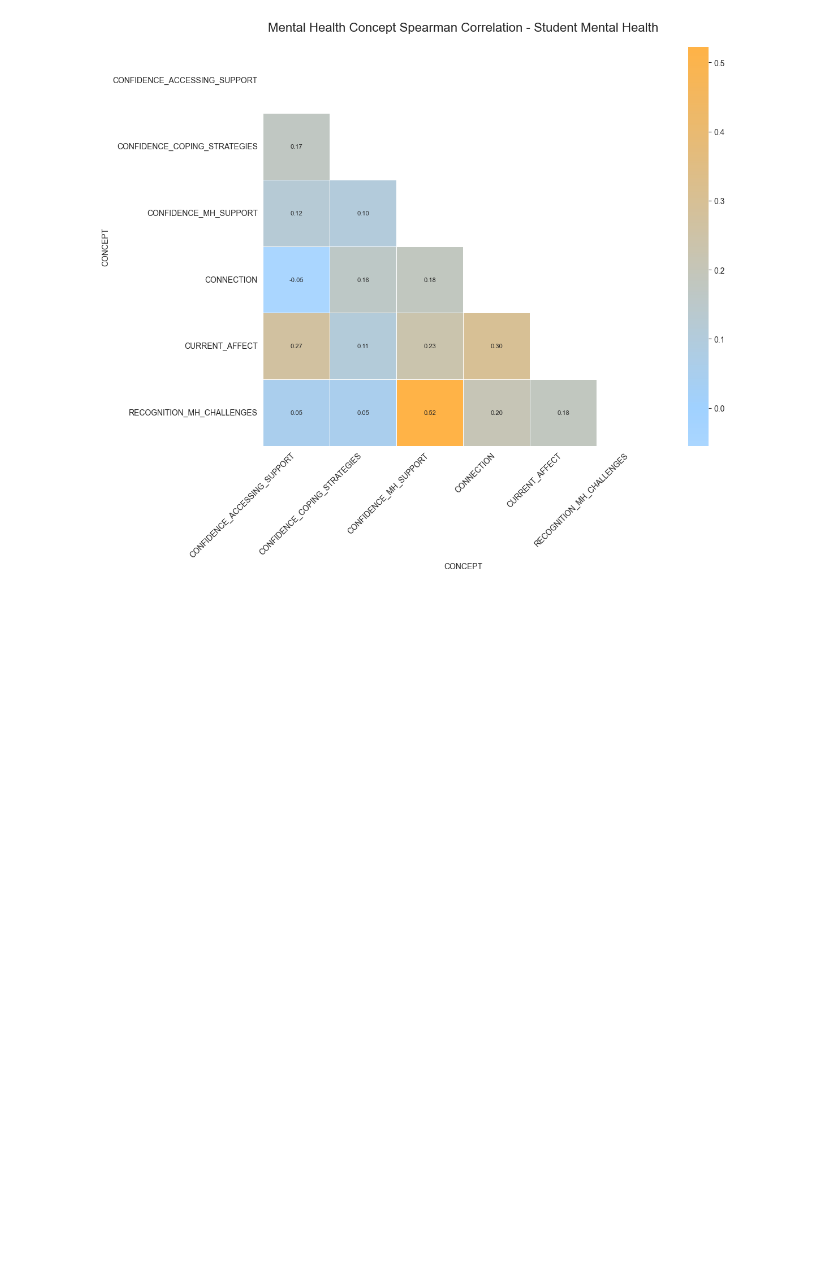
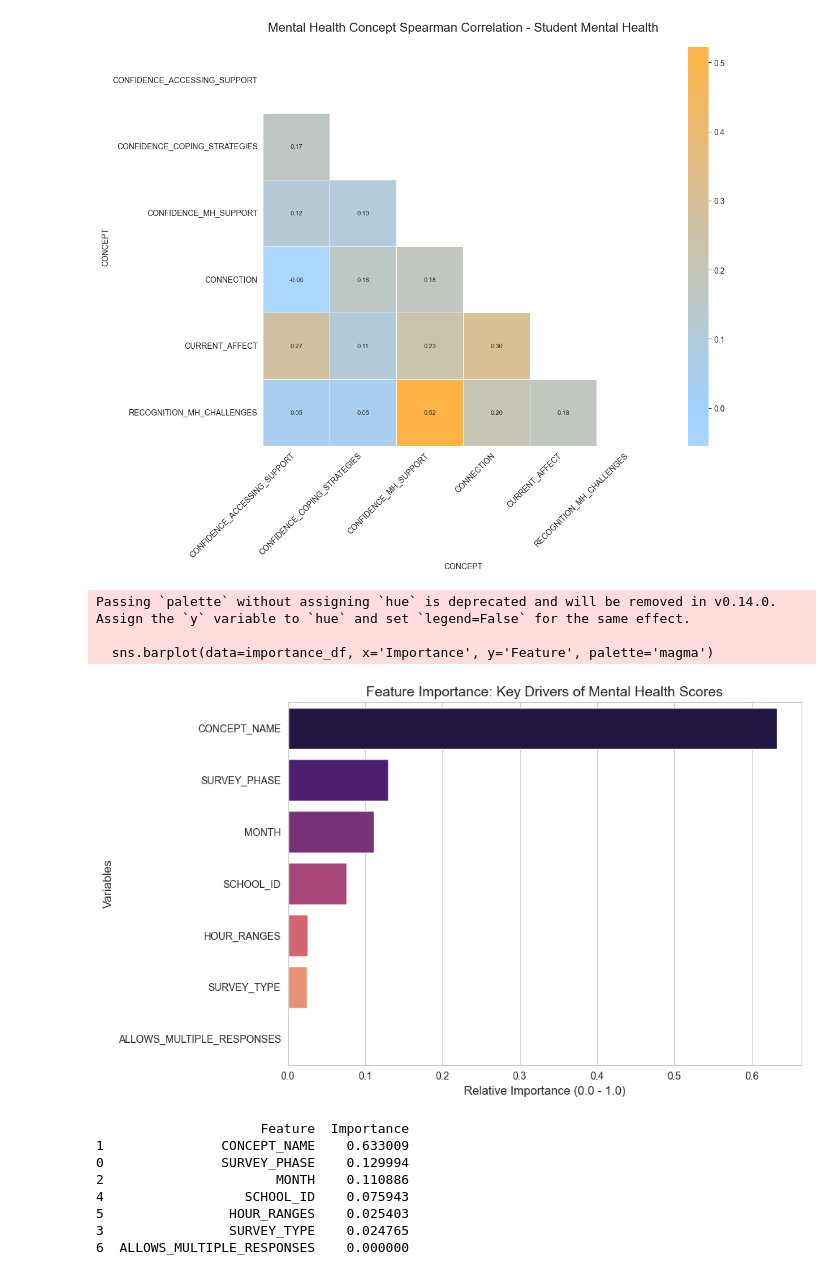
Before and after one commit to lorenald/survey-impact-analysis, a Jupyter notebook: DATA_PREPARATION.ipynb, the cells around one changed output. Cells and saved outputs as stored; diff of their text form; code cells hidden in the pictures; blank space fills up the shorter version.

```diff
--- a/DATA_PREPARATION.ipynb
+++ b/DATA_PREPARATION.ipynb
@@ -373,3 +376,51 @@ plt.tight_layout()
 plt.show()
 # %% [output]
 [figure]
+# %%
+
+df = RESPONSES >> select(X.NUMERIC_RESPONSE, X.SURVEY_PHASE, X.CONCEPT_NAME, X.MONTH, X.SURVEY_TYPE, X.SCHOOL_ID, X.HOUR_RANGES, X.ALLOWS_MULTIPLE_RESPONSES)
+df = df.dropna()
+target = 'NUMERIC_RESPONSE'
+features = ['SURVEY_PHASE','CONCEPT_NAME','MONTH','SURVEY_TYPE','SCHOOL_ID','HOUR_RANGES','ALLOWS_MULTIPLE_RESPONSES']
+# Data Cleaning
+# Convert the target to numeric (handles cases where it might be text)
+df[target] = pd.to_numeric(df[target], errors='coerce')
+# Keep only the rows where we have all features and a valid target
+model_df = df[features + [target]].dropna().copy()
+# 4. Encoding Categorical Variables
+# Machine Learning models need numbers, so we convert text to 'labels'
+le = LabelEncoder()
+categorical_cols = ['SURVEY_PHASE', 'CONCEPT_NAME', 'SURVEY_TYPE','SCHOOL_ID', 'HOUR_RANGES', 'ALLOWS_MULTIPLE_RESPONSES']
+for col in categorical_cols:
+    model_df[col] = le.fit_transform(model_df[col].astype(str))
+# Train the Random Forest Model
+X = model_df[features]
+y = model_df[target]
+model = RandomForestRegressor(n_estimators=100, random_state=42)
+model.fit(X, y)
+# Extract and Visualize Importance
+importance_df = pd.DataFrame({'Feature': features,'Importance': model.feature_importances_}).sort_values(by='Importance', ascending=False)
+# Plotting
+plt.figure(figsize=(10, 6))
+sns.set_style("whitegrid")
+sns.barplot(data=importance_df, x='Importance', y='Feature', palette='magma')
+plt.title('Feature Importance: Key Drivers of Mental Health Scores', fontsize=14)
+plt.xlabel('Relative Importance (0.0 - 1.0)', fontsize=12)
+plt.ylabel('Variables', fontsize=12)
+plt.tight_layout()
+plt.show()
+# Print the table for your reference
+print(importance_df)
+# %% [output]
+Passing `palette` without assigning `hue` is deprecated and will be removed in v0.14.0. Assign the `y` variable to `hue` and set `legend=False` for the same effect.
+
+  sns.barplot(data=importance_df, x='Importance', y='Feature', palette='magma')
+[figure, added]
+                     Feature  Importance
+1               CONCEPT_NAME    0.633009
+0               SURVEY_PHASE    0.129994
+2                      MONTH    0.110886
+4                  SCHOOL_ID    0.075943
+5                HOUR_RANGES    0.025403
+3                SURVEY_TYPE    0.024765
+6  ALLOWS_MULTIPLE_RESPONSES    0.000000
```
Also changed, not shown: parts of 6 cells of this notebook.
